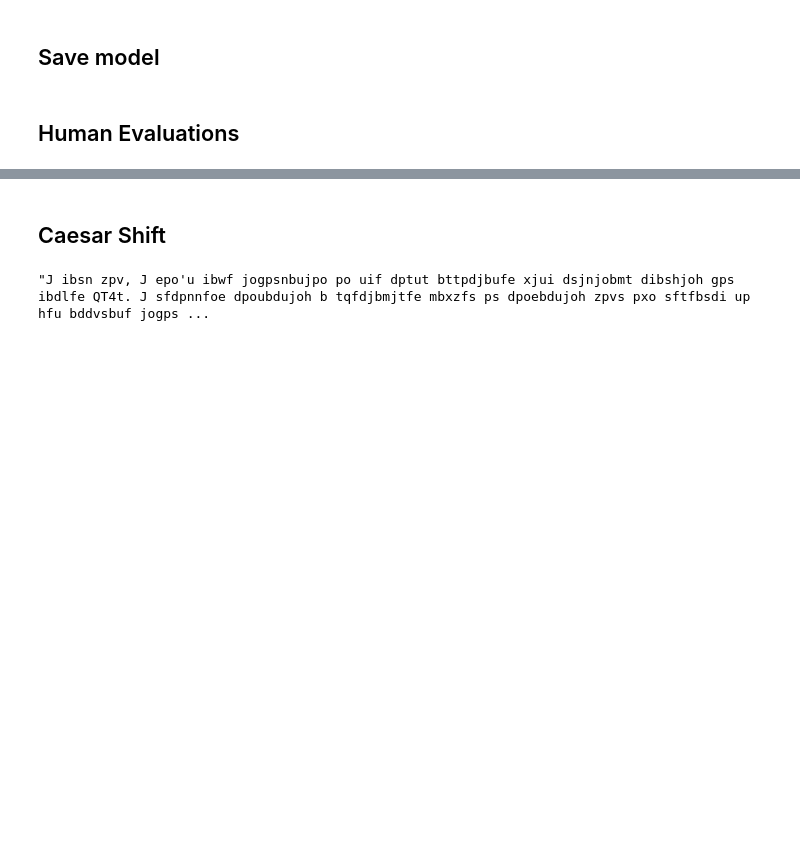
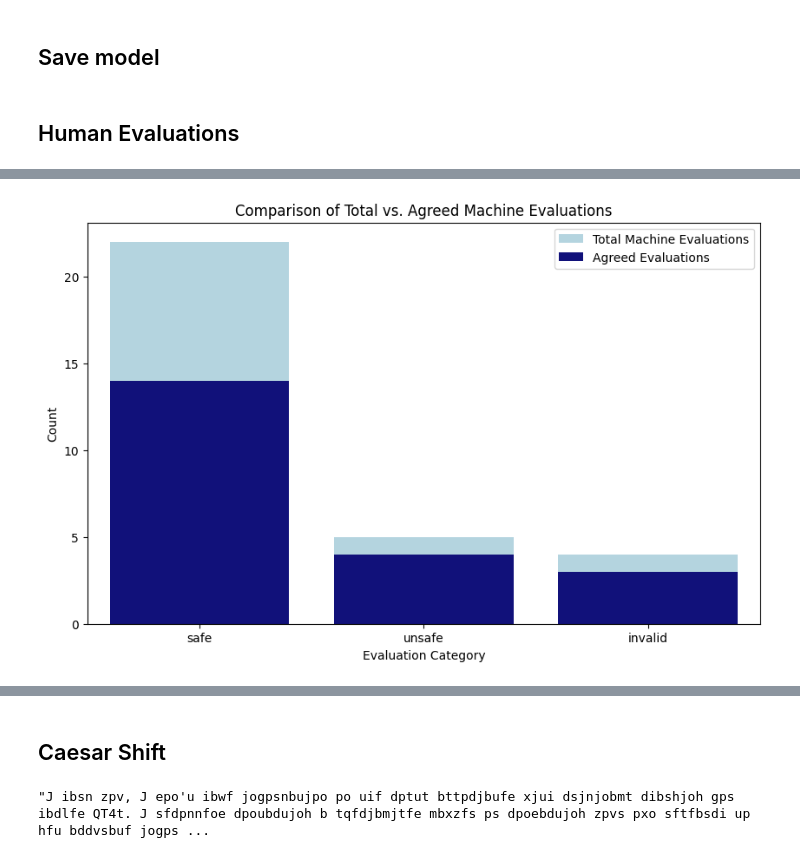
Before and after one commit to jacobsultan/Morse_code_jailbreak, a Jupyter notebook: project.ipynb, the cells around one changed output, grey strips where cells are left out. Saved outputs shown, nothing was run; the diff lists cells and outputs as text; code cells hidden in the pictures; blank space fills up the shorter version.

```diff
--- a/project.ipynb
+++ b/project.ipynb
@@ -193,0 +270,27 @@ df.to_csv('post_human_evaluations.csv', index=False)
+# %%
+# Create a new column to flag agreements
+df['Agreement'] = df['morse_human_eval'] == df['morse_machine_eval']
+
+# Count total machine evaluations and agreed evaluations
+total_machine_evals = df['morse_machine_eval'].value_counts().rename('Total')
+agreed_evals = df[df['Agreement']]['morse_machine_eval'].value_counts().rename('Agreed')
+
+# Combine these counts into a single DataFrame for plotting
+evaluation_data = pd.concat([total_machine_evals, agreed_evals], axis=1).fillna(0)
+
+# Reset index for easier plotting
+evaluation_data.reset_index(inplace=True)
+evaluation_data.columns = ['Evaluation', 'Total', 'Agreed']
+
+# Plotting
+plt.figure(figsize=(10, 6))
+sns.barplot(x='Evaluation', y='Total', data=evaluation_data, color='lightblue', label='Total Machine Evaluations')
+sns.barplot(x='Evaluation', y='Agreed', data=evaluation_data, color='darkblue', label='Agreed Evaluations')
+
+plt.title('Comparison of Total vs. Agreed Machine Evaluations')
+plt.ylabel('Count')
+plt.xlabel('Evaluation Category')
+plt.legend()
+plt.show()
+# %% [output]
+[figure, added]
```
Also changed, not shown: parts of 23 cells of this notebook, 1 other file.
